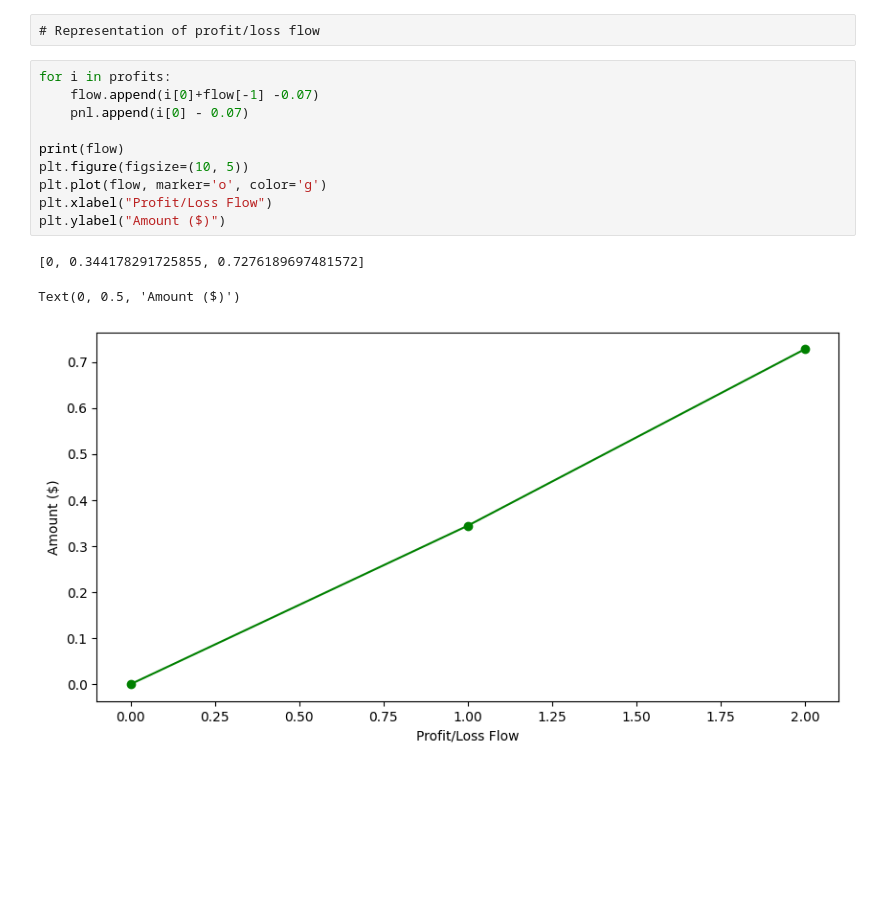
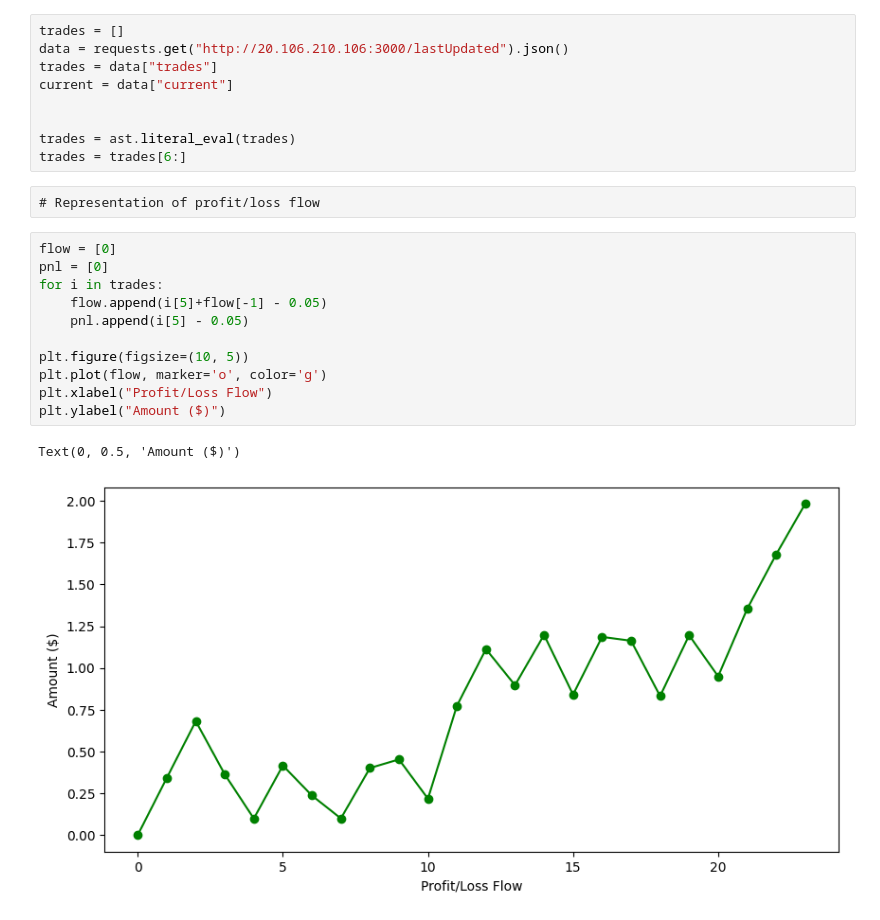
Before and after one commit to KasunKX/tradingbot-2, a Jupyter notebook: visual.ipynb, the cells around one changed output. Drawn from its saved outputs; the diff is of its cells as text; blank space fills up the shorter version.

```diff
--- a/visual.ipynb
+++ b/visual.ipynb
@@ -20,19 +11,28 @@ pnl = []
+# %%
+trades = []
+data = requests.get("http://20.106.210.106:3000/lastUpdated").json()
+trades = data["trades"]
+current = data["current"]
+
+
+trades = ast.literal_eval(trades)
+trades = trades[6:]
 # %% [raw]
 # Representation of profit/loss flow
 # %%
-for i in profits:
-    flow.append(i[0]+flow[-1] -0.07)
-    pnl.append(i[0] - 0.07)
+flow = [0]
+pnl = [0]
+for i in trades:
+    flow.append(i[5]+flow[-1] - 0.05)
+    pnl.append(i[5] - 0.05)
 
-print(flow)
 plt.figure(figsize=(10, 5))
 plt.plot(flow, marker='o', color='g')
 plt.xlabel("Profit/Loss Flow")
 plt.ylabel("Amount ($)")
 # %% [output]
-[0, 0.344178291725855, 0.7276189697481572]
+Text(0, 0.5, 'Amount ($)')
-Text(0, 0.5, 'Amount ($)')
-[figure, old version]
+[figure, new version]
 # %%
 plt.figure(figsize=(10,5))
 plt.bar([i for i in range(len(flow))],flow, color='red', width=0.95)
```
Also changed, not shown: parts of 5 cells of this notebook, 4 other files.
